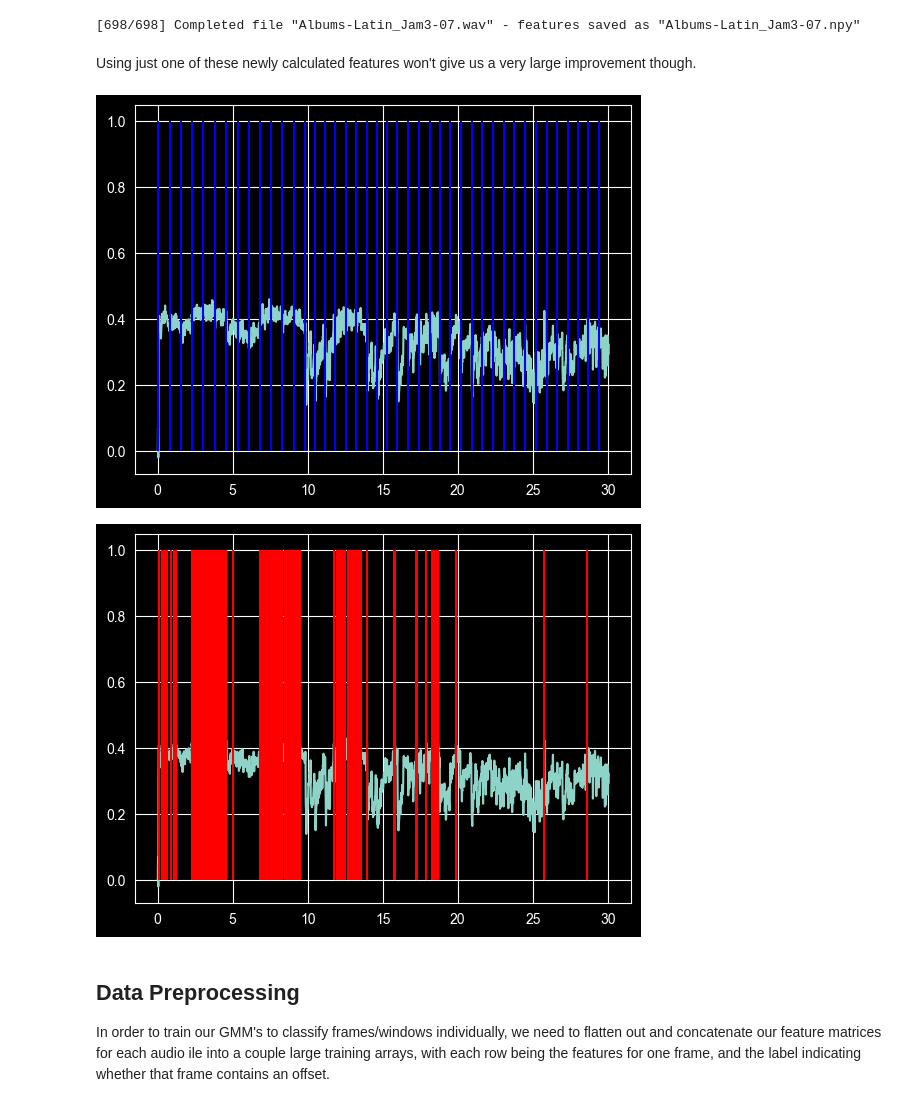
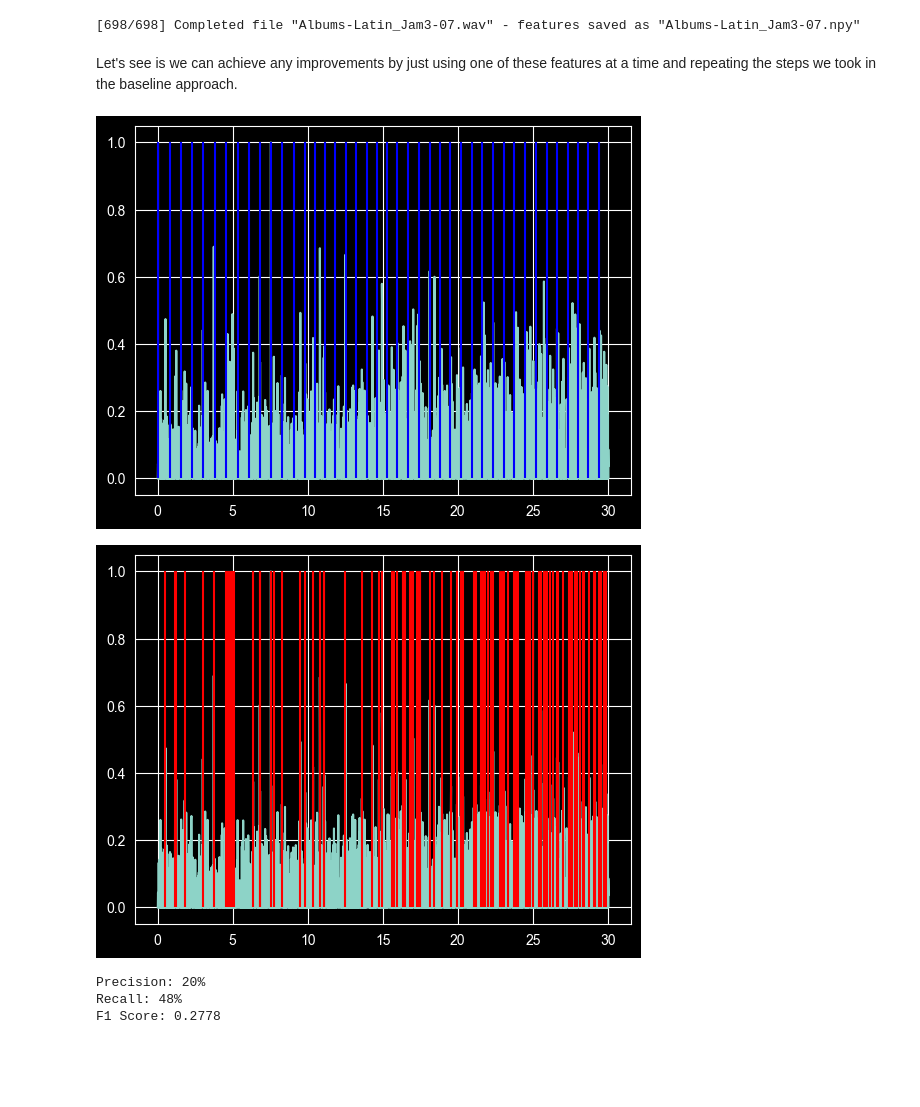
Before and after one commit to calebspainn/Project2, a Jupyter notebook: index.ipynb, the cells around one changed output. Saved outputs shown, nothing was run; the diff lists cells and outputs as text; code cells hidden in the pictures; blank space fills up the shorter version.

```diff
--- a/index.ipynb
+++ b/index.ipynb
@@ -541,18 +544,0 @@ Finally, the last feature(s) we will include will be the Mel-Frequency Cepstral
-# %%
-def mfcc(x, hop_length, frame_length):
-    """Calculate the MFCCs of an audio signal"""
-
-    # Convert multi-channel audio to mono
-    if len(x.shape) > 1:
-        x = x.sum(axis=0)
-
-    # Normalize audio signal
-    x_norm = x / max(abs(x))
-
-    # Calculate mfcc's
-    mfccs = librosa.feature.mfcc(y=x_norm, sr=fs, hop_length=hop_length, win_length=frame_length)
-    diff1 = np.diff(mfccs, axis=1)
-
-    diff1 = np.insert(diff1, 0, 0, axis=1)
-
-    return np.concatenate([mfccs, diff1], axis=0)
@@ -595,16 +547,12 @@ Let's calculate and store these features for all of our audio files now, to avoi
 # %%
 # Make directories for new features
 sf_dir = os.path.join(root, 'spectral_flux')
-pd_dir = os.path.join(root, 'phase_deviation')
 zcr_dir = os.path.join(root, 'zero_crossing_rate')
-mfcc_dir = os.path.join(root, 'mfccs')
-lpcc_dir = os.path.join(root, 'lpccs')
+mfcc_dir = os.path.join(root, 'mfcc_flux')
 
 os.makedirs(sf_dir, exist_ok=True)
-os.makedirs(pd_dir, exist_ok=True)
 os.makedirs(zcr_dir, exist_ok=True)
 os.makedirs(mfcc_dir, exist_ok=True)
-os.makedirs(lpcc_dir, exist_ok=True)
 # %%
 # Store other features in their respective directories
 done = 0
@@ -612,23 +560,17 @@ for file in audio_files:
     basename = os.path.basename(file)
     (fs, x) = read(file)
     flux = spectral_flux(x, HOP_LENGTH, FRAME_LENGTH)
-    dev = phase_deviation(x, HOP_LENGTH, FRAME_LENGTH)
     zcr = zero_crossing_rate(x, HOP_LENGTH, FRAME_LENGTH)
     mfccs = mfcc(x, HOP_LENGTH, FRAME_LENGTH)
-    lpccs = lpcc(x, 22, HOP_LENGTH, FRAME_LENGTH)
 
     filename = basename.replace(".wav", ".npy")
 
     with open(os.path.join(sf_dir, filename), 'wb') as f:
         np.save(f, flux)
-    with open(os.path.join(pd_dir, filename), 'wb') as f:
-        np.save(f, dev)
     with open(os.path.join(zcr_dir, filename), 'wb') as f:
         np.save(f, zcr)
     with open(os.path.join(mfcc_dir, filename), 'wb') as f:
         np.save(f, mfccs)
-    with open(os.path.join(lpcc_dir, filename), 'wb') as f:
-        np.save(f, lpccs)
 
     done += 1
     print(f'[{done}/{len(audio_files)}] Completed file "{basename}" - features saved as "{filename}"', flush=True)
@@ -682,7 +606,8 @@ def get_lpcc(file):
-# %% [markdown]
-Using just one of these newly calculated features won't give us a very large improvement though.
+# %% [markdown]
+Let's see is we can achieve any improvements by just using one of these features at a time and repeating the steps we took in the baseline approach.
 # %%
-n = get_lpcc(audio_files[99])[:, 5]
+n = get_mfcc(audio_files[99])[:, 19]
+fs = get_sample_rate(audio_files[99])
 actual_beats = get_ground_truth_beats(audio_files[99])
 
 # calculate time axis for plot
@@ -692,19 +617,23 @@ t = librosa.frames_to_time(frames, sr=fs, hop_length=HOP_LENGTH)
 plt.plot(t, n)
 plt.vlines(actual_beats, 0, 1, colors='b')
 # %% [output]
-[figure, old version]
+[figure, new version]
 # %%
 from scipy import signal
 
-peaks, _ = signal.find_peaks(n, height=0.4)
+peaks, _ = signal.find_peaks(n, height=0.3)
 peak_times = t[peaks]
 
 plt.plot(t, n)
 plt.vlines(peak_times, 0, 1, colors='r')
 # %% [output]
-[figure, old version]
+[figure, new version]
-# %% [markdown]
-## Data Preprocessing
-
-In order to train our GMM's to classify frames/windows individually, we need to flatten out and concatenate our feature matrices for each audio ile into a couple large training arrays, with each row being the features for one frame, and the label indicating whether that frame contains an offset.
+# %%
+precision, recall, f1 = metrics(peak_times, actual_beats)
+
+print(f'Precision: {precision:.0%}\nRecall: {recall:.0%}\nF1 Score: {f1:.4f}')
+# %% [output]
+Precision: 20%
+Recall: 48%
+F1 Score: 0.2778
 # %%
```
Also changed, not shown: parts of 96 cells of this notebook.
